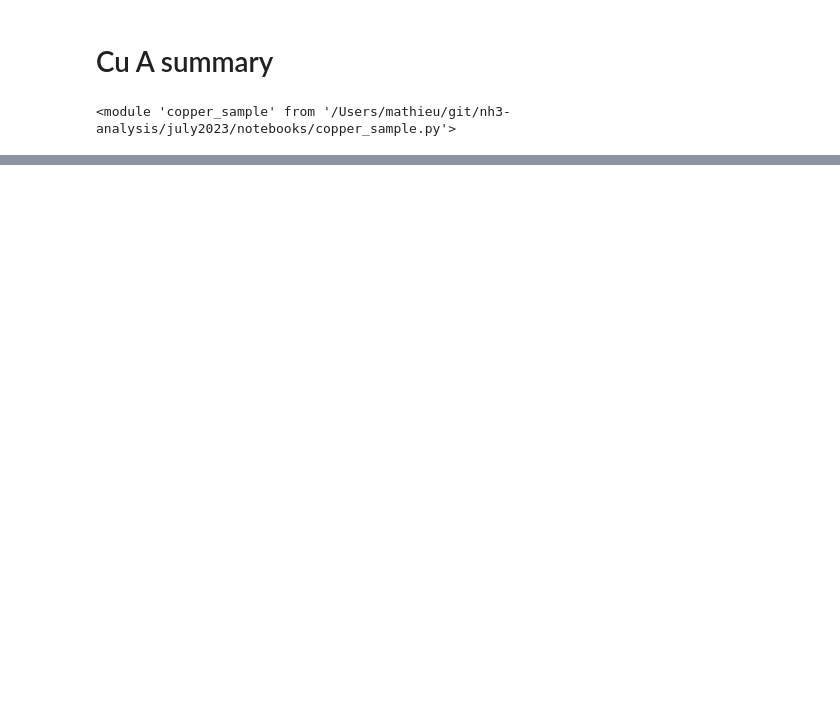
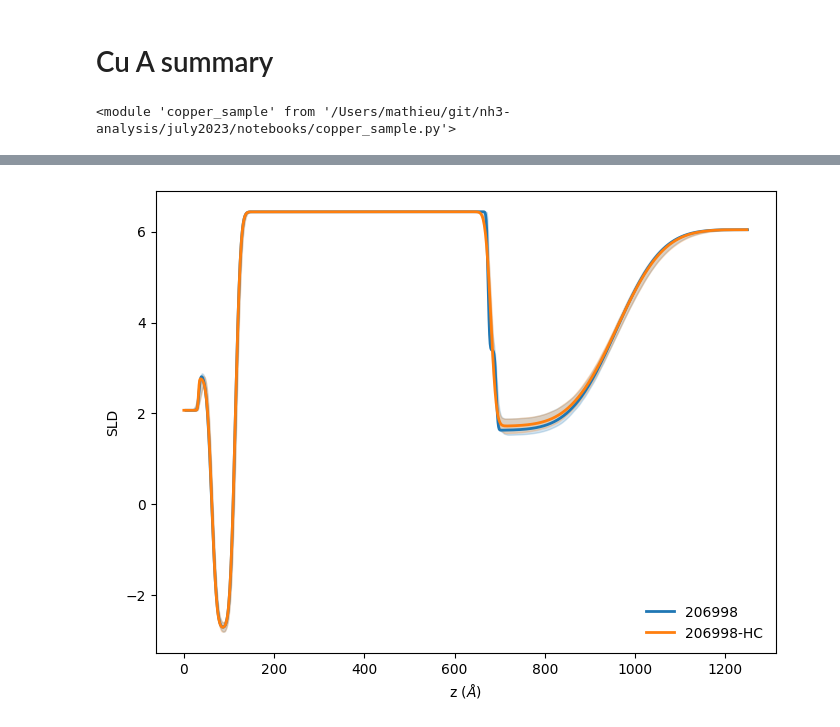
Before and after one commit to mdoucet/nh3-analysis, a Jupyter notebook: july2023/notebooks/Cu-A-summary.ipynb, the cells around one changed output, grey strips where cells are left out. Saved outputs shown, nothing was run; the diff lists cells and outputs as text; code cells hidden in the pictures; blank space fills up the shorter version.

```diff
--- a/july2023/notebooks/Cu-A-summary.ipynb
+++ b/july2023/notebooks/Cu-A-summary.ipynb
@@ -106,0 +107,23 @@ plt.savefig('july2023-Cu-A-HC.png')
+# %%
+data_list = [206998, '206998-HC']
+z_offset = [5, 0, 0, 0, 0, -5, 0]
+
+
+fig, axs = plt.subplots(1,1, dpi=100, figsize=(8,6), sharex=False)
+
+for i, run in enumerate(data_list):
+    ocv_fit = os.path.join(git_dir, 'july2023', 'data', 'results', 'REFL_%s.json' % run)
+
+    with open(ocv_fit, 'r') as f:
+        data = json.load(f)
+        plt.plot(np.asarray(data['z'])+z_offset[i], data['sld'], markersize=4, label=run, linewidth=2,)
+        plt.fill_between(np.asarray(data['z'])+z_offset[i], data['sld_low'], data['sld_high'], alpha=0.2, color=plt.gca().lines[-1].get_color())
+
+
+plt.gca().legend(frameon=False)
+plt.xlabel('z ($\AA$)')
+plt.ylabel('SLD')
+plt.savefig('july2023-Cu-A-206998-HC.svg')
+plt.savefig('july2023-Cu-A-206998-HC.png')
+# %% [output]
+[figure, added]
```
Also changed, not shown: parts of 2 cells of this notebook, 34 other files.
